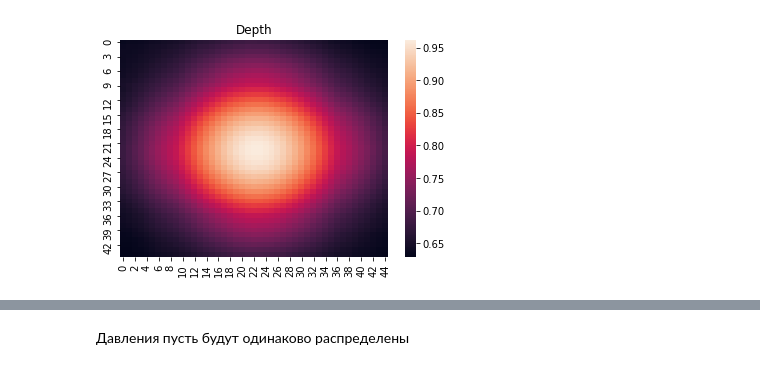
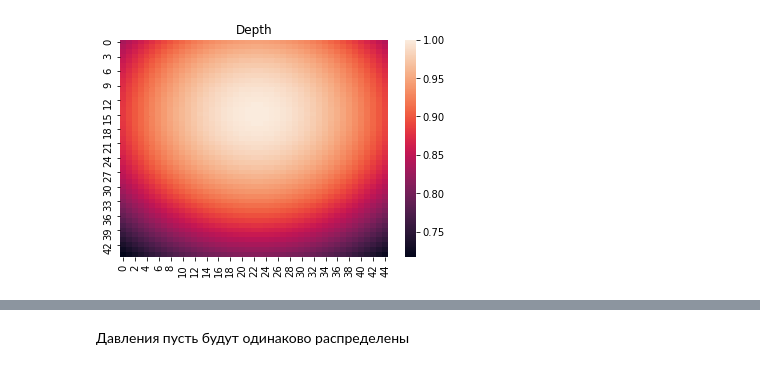
Before and after one commit to yamidovich/ReservoirModel, a Jupyter notebook: Model_on_work_env.ipynb, the cells around one changed output, grey strips where cells are left out. Cells and saved outputs as stored; diff of their text form; code cells hidden in the pictures.

```diff
--- a/Model_on_work_env.ipynb
+++ b/Model_on_work_env.ipynb
@@ -52,9 +37,7 @@ plt.show()
 # %%
-depth_matrix = rand_init.get_grid_from_scattered(ds=ds, x_max=x_max, x_min=x_min,
-                                                 y_min=y_min, y_max=y_max, n_x=nx, n_y=ny
-                                                )
+depth_matrix = ma_init.get_matrix_with_pdf(nx=nx, ny=ny, pdf=ma_init.centroid)
 sns.heatmap(depth_matrix)
 plt.title("Depth")
 plt.show()
 # %% [output]
-[figure, old version]
+[figure, new version]
```
Also changed, not shown: parts of 18 cells of this notebook.
